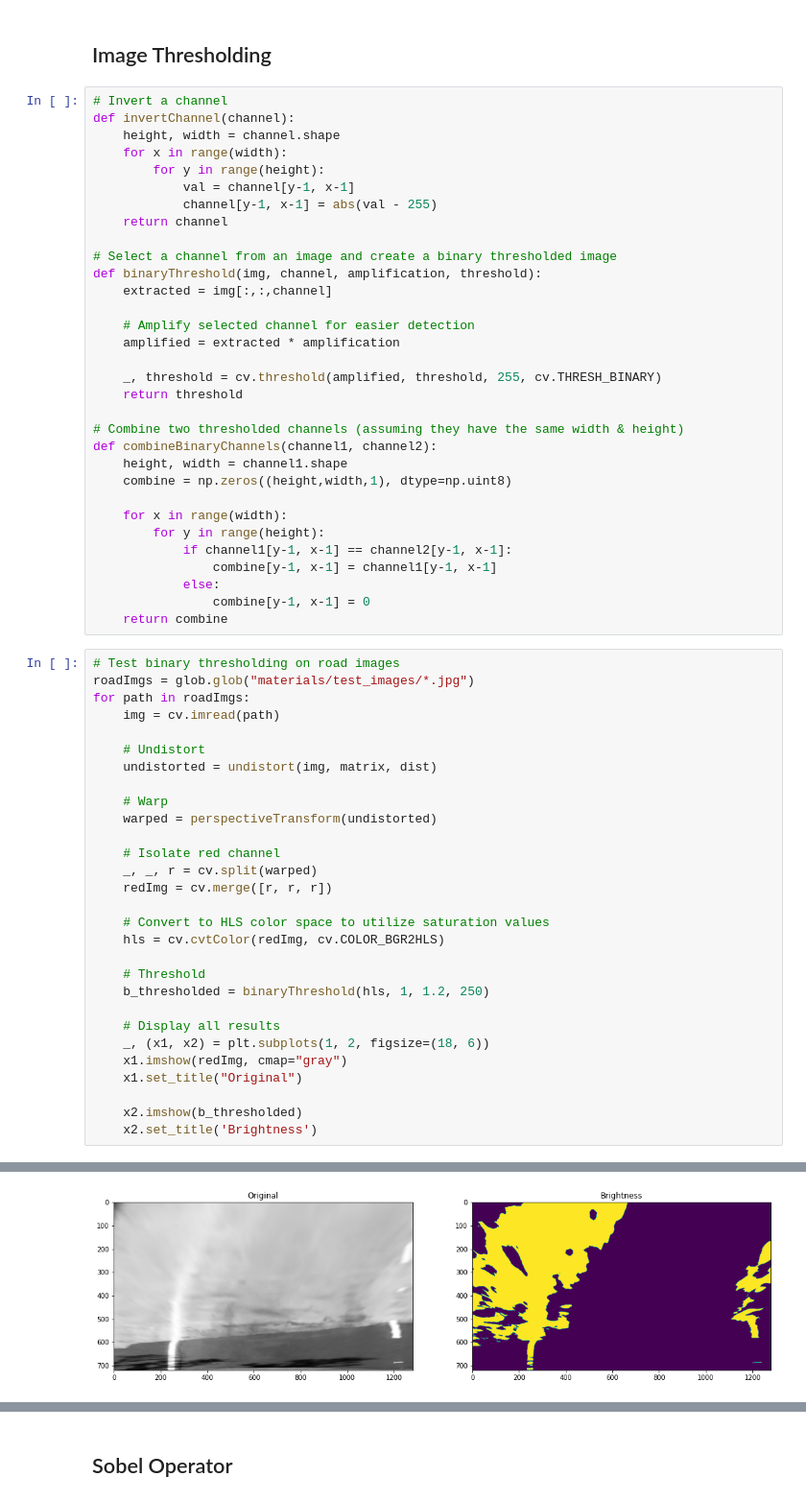
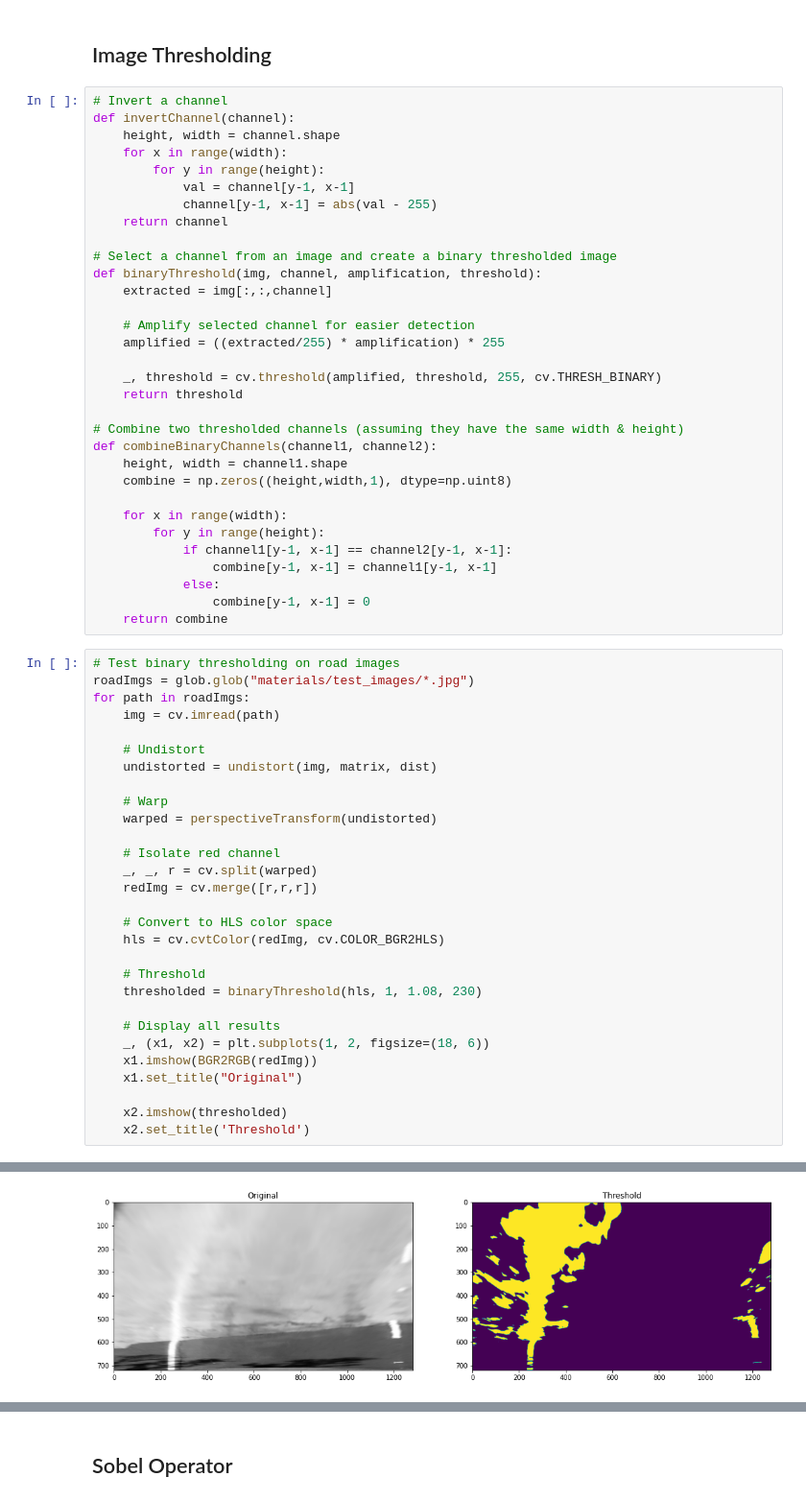
Before and after one commit to Datoneguy246/AdvancedLaneDetectionPipeline, a Jupyter notebook: AdvancedLaneDetectionPipeline.ipynb, the cells around one changed output, grey strips where cells are left out. Shown at 96% size. Saved outputs shown, nothing was run; the diff lists cells and outputs as text.

```diff
--- a/AdvancedLaneDetectionPipeline.ipynb
+++ b/AdvancedLaneDetectionPipeline.ipynb
@@ -160,7 +160,7 @@ def binaryThreshold(img, channel, amplification, threshold):
     extracted = img[:,:,channel]
 
     # Amplify selected channel for easier detection
-    amplified = extracted * amplification
+    amplified = ((extracted/255) * amplification) * 255
 
     _, threshold = cv.threshold(amplified, threshold, 255, cv.THRESH_BINARY)
     return threshold
@@ -180,33 +180,33 @@ def combineBinaryChannels(channel1, channel2):
 # %%
 # Test binary thresholding on road images
 roadImgs = glob.glob("materials/test_images/*.jpg")
 for path in roadImgs:
     img = cv.imread(path)
 
     # Undistort
     undistorted = undistort(img, matrix, dist)
 
     # Warp
     warped = perspectiveTransform(undistorted)
 
     # Isolate red channel
     _, _, r = cv.split(warped)
-    redImg = cv.merge([r, r, r])
+    redImg = cv.merge([r,r,r])
 
-    # Convert to HLS color space to utilize saturation values
+    # Convert to HLS color space
     hls = cv.cvtColor(redImg, cv.COLOR_BGR2HLS)
 
     # Threshold
-    b_thresholded = binaryThreshold(hls, 1, 1.2, 250)
+    thresholded = binaryThreshold(hls, 1, 1.08, 230)
 
     # Display all results
     _, (x1, x2) = plt.subplots(1, 2, figsize=(18, 6))
-    x1.imshow(redImg, cmap="gray")
+    x1.imshow(BGR2RGB(redImg))
     x1.set_title("Original")
 
-    x2.imshow(b_thresholded)
-    x2.set_title('Brightness')
+    x2.imshow(thresholded)
+    x2.set_title('Threshold')
 # %% [output]
 [figure]
 [figure]
-[figure, old version]
+[figure, new version]
```
Also changed, not shown: parts of 3 cells of this notebook.
